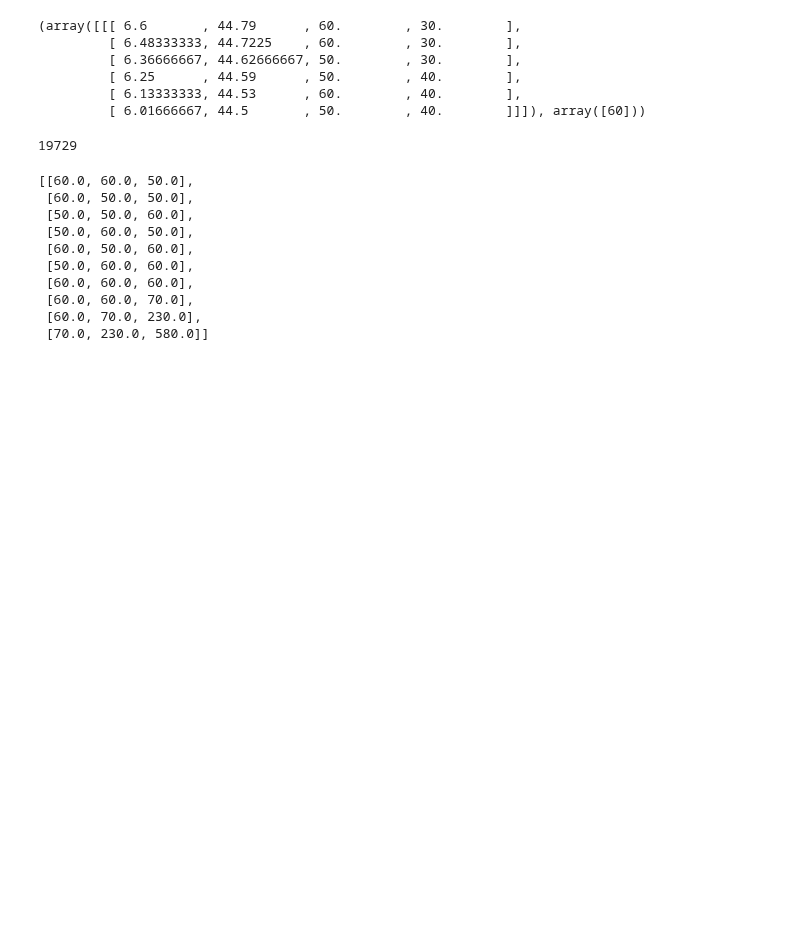
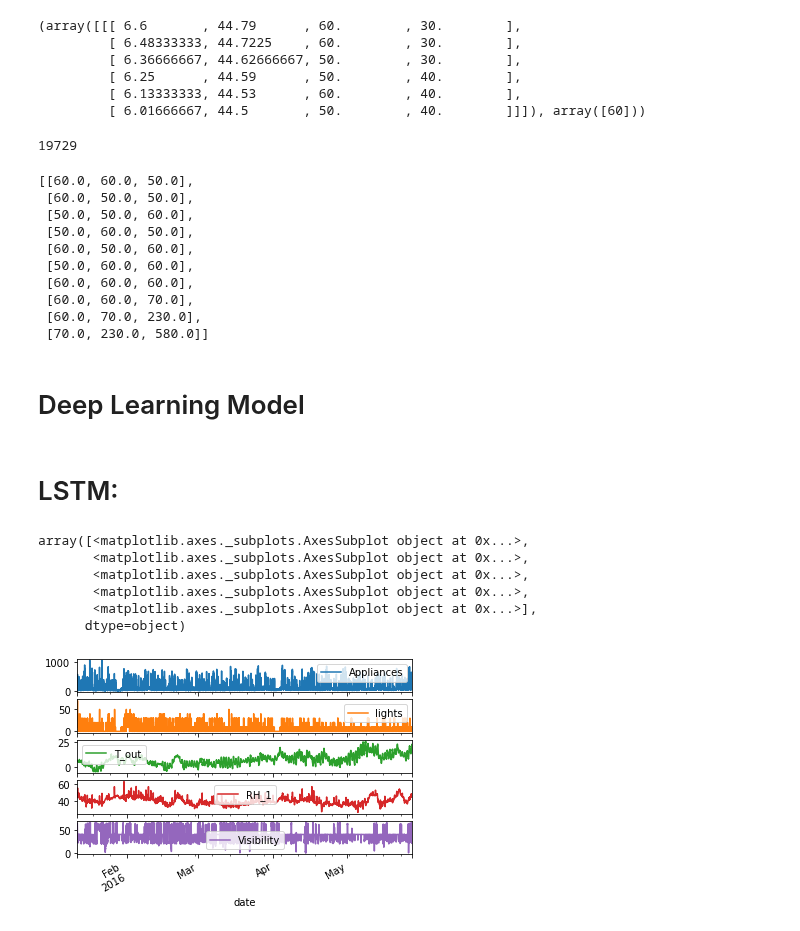
Before and after one commit to shelly2904/DATA_SCIENCE, a Jupyter notebook: Time Series/Time_Series_using_Deep_Learning.ipynb, the cells around one changed output. Saved outputs shown, nothing was run; the diff lists cells and outputs as text; code cells hidden in the pictures; blank space fills up the shorter version.

Commit message:
Deep Learning TS model updated

```diff
--- a/Time Series/Time_Series_using_Deep_Learning.ipynb
+++ b/Time Series/Time_Series_using_Deep_Learning.ipynb
@@ -124,3 +126,17 @@ multi_target[0:10]
  [70.0, 230.0, 580.0]]
 # %%
 ts_generator = TimeseriesGenerator(features[:-2], multi_target, length=6, sampling_rate=1, batch_size=1, stride=6)
+# %% [markdown]
+# Deep Learning Model
+# %% [markdown]
+# LSTM:
+# %%
+df.set_index('date')[['Appliances', 'lights', 'T_out', 'RH_1', 'Visibility']].plot(subplots=True)
+# %% [output]
+array([<matplotlib.axes._subplots.AxesSubplot object at 0x...>,
+       <matplotlib.axes._subplots.AxesSubplot object at 0x...>,
+       <matplotlib.axes._subplots.AxesSubplot object at 0x...>,
+       <matplotlib.axes._subplots.AxesSubplot object at 0x...>,
+       <matplotlib.axes._subplots.AxesSubplot object at 0x...>],
+      dtype=object)
+[figure, added]
```
Also changed, not shown: parts of 24 cells of this notebook.
